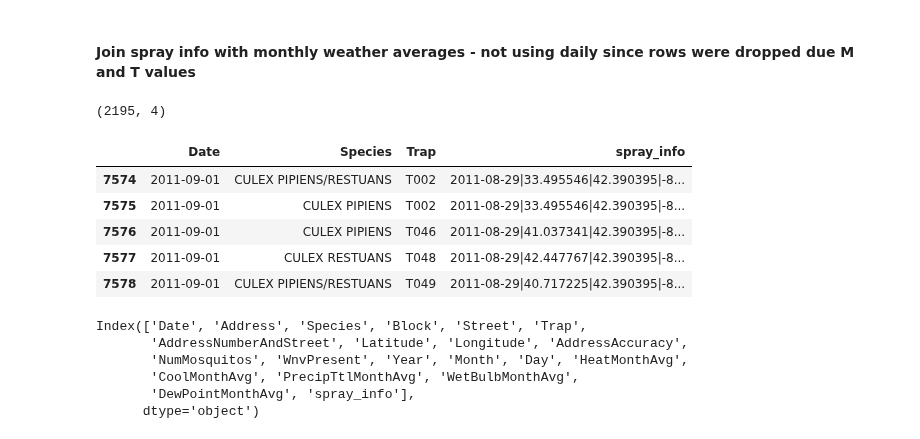
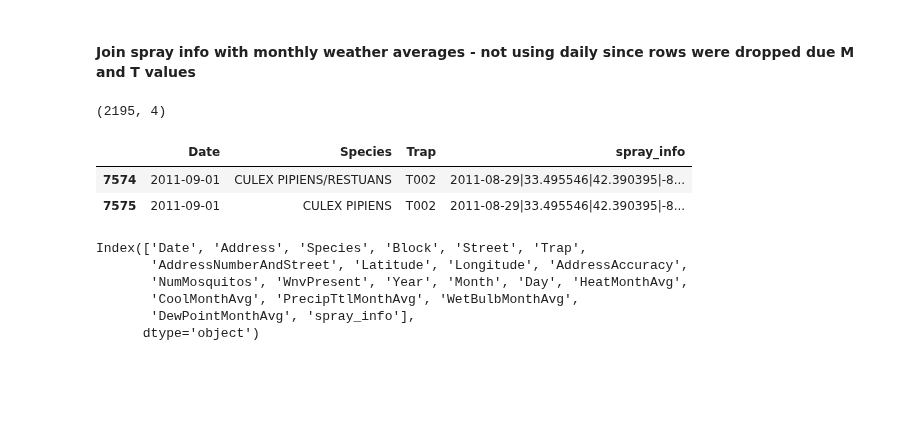
Before and after one commit to reef87/Predicting-West-Nile-Virus-Outbreaks-in-Chicago, a Jupyter notebook: code/project-4-wnv-nb1.ipynb, the cells around one changed output. Cells and saved outputs as stored; diff of their text form; code cells hidden in the pictures; blank space fills up the shorter version.

```diff
--- a/code/project-4-wnv-nb1.ipynb
+++ b/code/project-4-wnv-nb1.ipynb
@@ -170,0 +189,3 @@ plt.show();
+# %%
+df2 = pd.DataFrame(train.groupby(['Year','Month','Species','Trap', 'Street']).agg({'NumMosquitos':'sum','WnvPresent': 'sum', 'Date': 'size'})).reset_index()
+df2[(df2['Species'] =='CULEX PIPIENS/RESTUANS') | (df2['Species'] =='CULEX PIPIENS') | (df2['Species'] =='RESTUANS')].sort_values(['WnvPresent'], ascending=False)
@@ -170,0 +211,4 @@ plt.show();
+# %%
+info = df2[['Month', 'Street', 'WnvPresent']][(df2['Species'] =='CULEX PIPIENS/RESTUANS') | (df2['Species'] =='CULEX PIPIENS') | (df2['Species'] =='RESTUANS')].sort_values(['WnvPresent'], ascending=False)
+#info.to_csv('../output/wnv_month_street.csv', index=False)
+info
@@ -641,19 +736,16 @@ train_spray['spray_info'].fillna('none', inplace=True)
 # %%
 # Run cell to get a quick look at new column
 # Of course, this column will need furthprocessing
 # Spray info = spray date | distance from nearest spray location in miles | spray latitude | spray longitude
 
 df_sprayinfo = train_spray[['Date','Species', 'Trap','spray_info']][train_spray['spray_info'] != 'none']
 print(df_sprayinfo.shape)
-df_sprayinfo.head()
+df_sprayinfo.head(2)
 # %% [output]
 (2195, 4)
 |  | Date | Species | Trap | spray_info |
 | 7574 | 2011-09-01 | CULEX PIPIENS/RESTUANS | T002 | 2011-08-29|33.495546|42.390395|-8... |
 | 7575 | 2011-09-01 | CULEX PIPIENS | T002 | 2011-08-29|33.495546|42.390395|-8... |
-| 7576 | 2011-09-01 | CULEX PIPIENS | T046 | 2011-08-29|41.037341|42.390395|-8... |
-| 7577 | 2011-09-01 | CULEX RESTUANS | T048 | 2011-08-29|42.447767|42.390395|-8... |
-| 7578 | 2011-09-01 | CULEX PIPIENS/RESTUANS | T049 | 2011-08-29|40.717225|42.390395|-8... |
 # %%
 train_spray.columns
 # %% [output]
```
Also changed, not shown: parts of 25 cells of this notebook, 3 other files.
